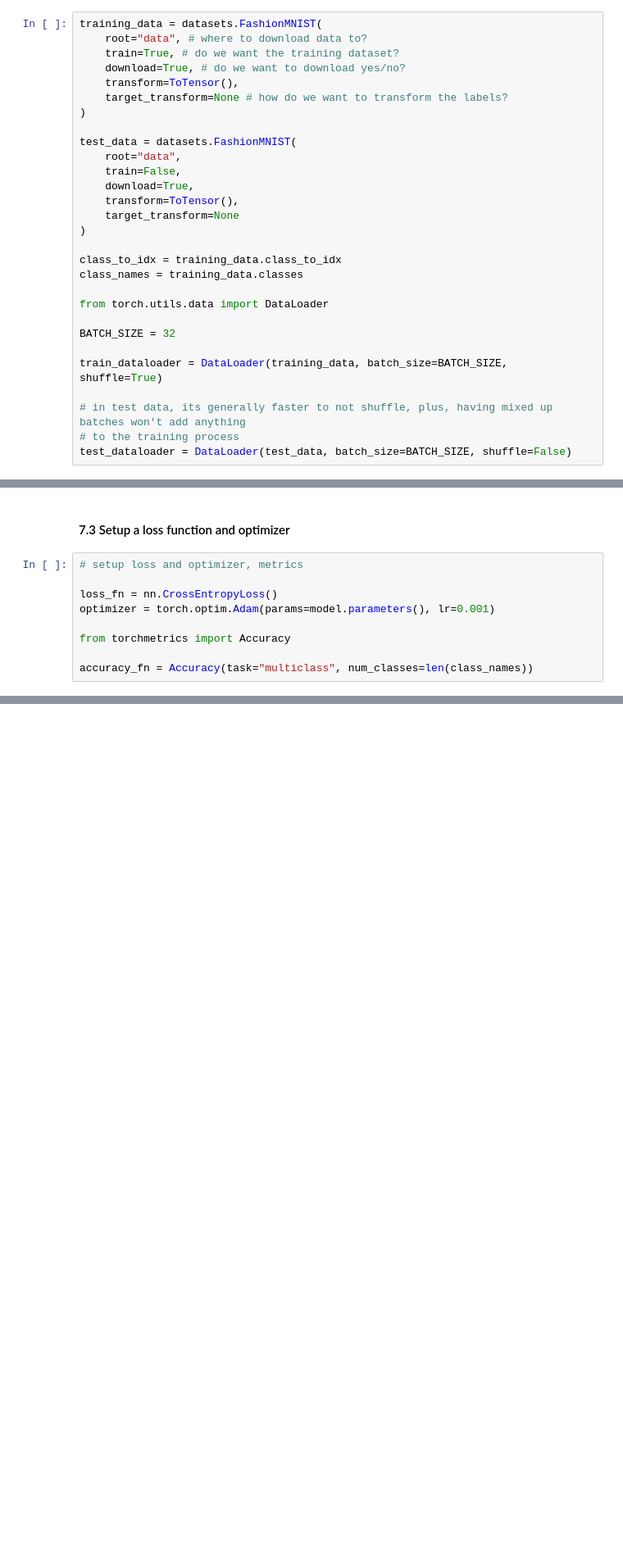
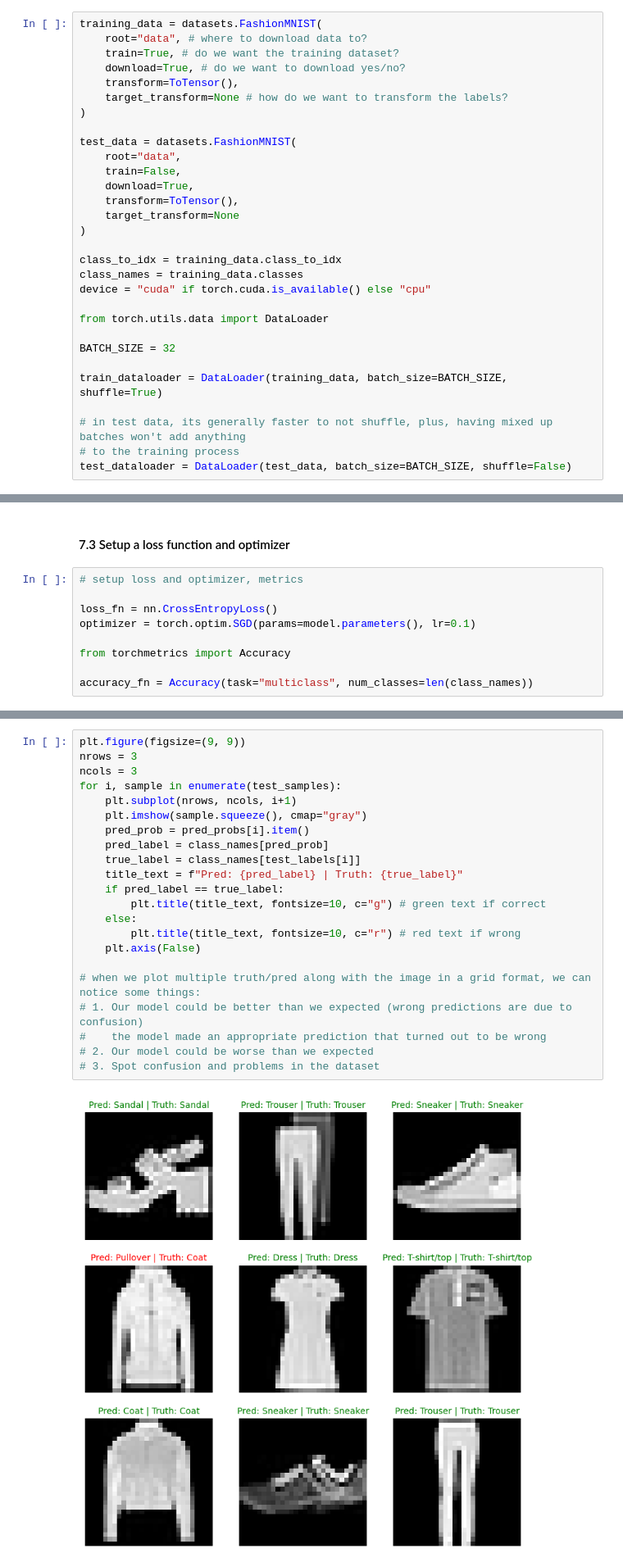
Before and after one commit to m-talbi/deep-learning, a Jupyter notebook: le_10.ipynb, the cells around one changed output, grey strips where cells are left out. Shown at 82% size. Cells and saved outputs as stored; diff of their text form; blank space fills up the shorter version.

```diff
--- a/le_10.ipynb
+++ b/le_10.ipynb
@@ -42,6 +42,7 @@ test_data = datasets.FashionMNIST(
 
 class_to_idx = training_data.class_to_idx
 class_names = training_data.classes
+device = "cuda" if torch.cuda.is_available() else "cpu"
 
 from torch.utils.data import DataLoader
 
@@ -218,7 +314,7 @@ tensor([6])
 # setup loss and optimizer, metrics
 
 loss_fn = nn.CrossEntropyLoss()
-optimizer = torch.optim.Adam(params=model.parameters(), lr=0.001)
+optimizer = torch.optim.SGD(params=model.parameters(), lr=0.1)
 
 from torchmetrics import Accuracy
 
@@ -225,0 +460,24 @@ accuracy_fn = Accuracy(task="multiclass", num_classes=len(class_names))
+# %%
+plt.figure(figsize=(9, 9))
+nrows = 3
+ncols = 3
+for i, sample in enumerate(test_samples):
+    plt.subplot(nrows, ncols, i+1)
+    plt.imshow(sample.squeeze(), cmap="gray")
+    pred_prob = pred_probs[i].item()
+    pred_label = class_names[pred_prob]
+    true_label = class_names[test_labels[i]]
+    title_text = f"Pred: {pred_label} | Truth: {true_label}"
+    if pred_label == true_label:
+        plt.title(title_text, fontsize=10, c="g") # green text if correct
+    else:
+        plt.title(title_text, fontsize=10, c="r") # red text if wrong
+    plt.axis(False)
+
+# when we plot multiple truth/pred along with the image in a grid format, we can notice some things:
+# 1. Our model could be better than we expected (wrong predictions are due to confusion)
+#    the model made an appropriate prediction that turned out to be wrong
+# 2. Our model could be worse than we expected
+# 3. Spot confusion and problems in the dataset
+# %% [output]
+[figure, added]
```
Also changed, not shown: parts of 31 cells of this notebook, 2 other files.
